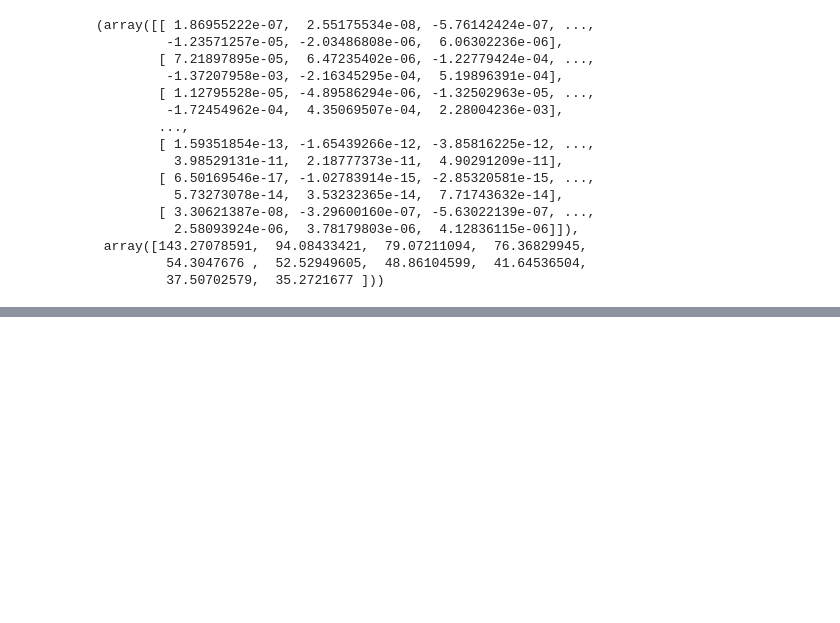
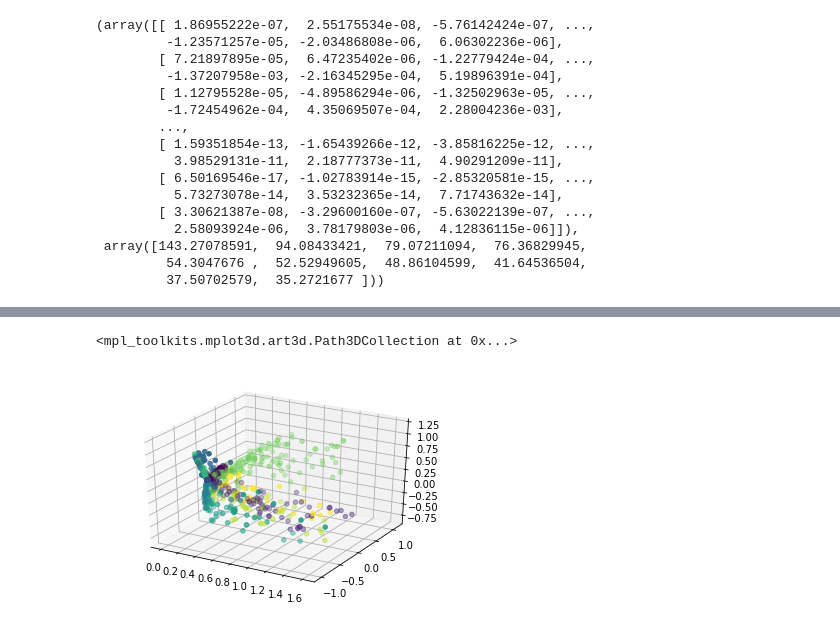
Before and after one commit to hhelm10/graphstats, a Jupyter notebook: Demo.ipynb, the cells around one changed output, grey strips where cells are left out. Saved outputs shown, nothing was run; the diff lists cells and outputs as text; code cells hidden in the pictures; blank space fills up the shorter version.

```diff
--- a/Demo.ipynb
+++ b/Demo.ipynb
@@ -130,0 +142,8 @@ AttributeError: Unknown property projection
+# %%
+Yhat = graphstats.gaussian_clustering(A10_elb2, max_clusters = 10, min_clusters = 5, acorn = 4)
+fig = plt.figure()
+ax = fig.add_subplot(111, projection='3d')
+ax.scatter(A10_elb2[:,0], A10_elb2[:,1], A10_elb2[:,2], c = Yhat)
+# %% [output]
+<mpl_toolkits.mplot3d.art3d.Path3DCollection at 0x...>
+[figure, added]
```
Also changed, not shown: parts of 5 cells of this notebook, 3 other files.
